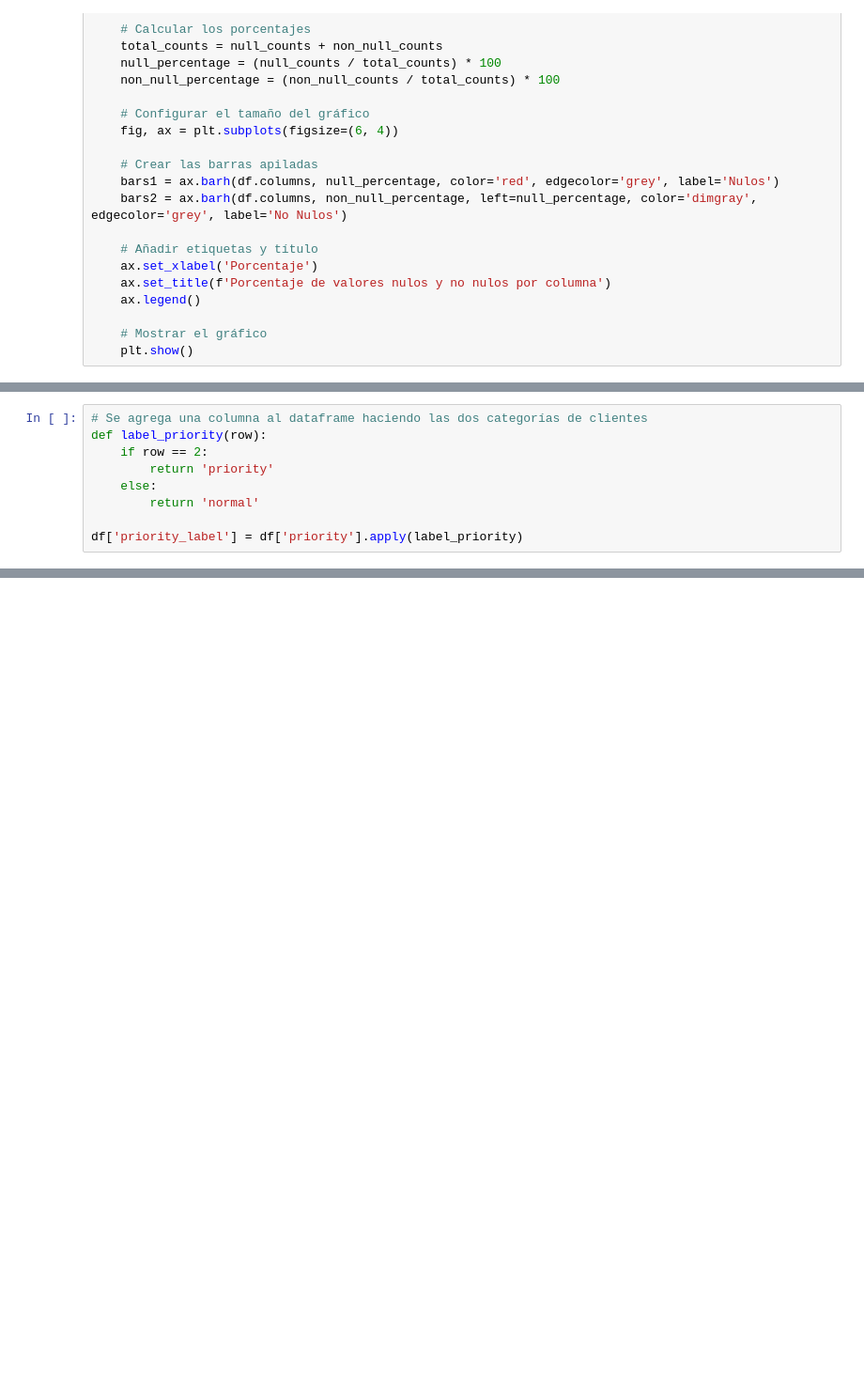
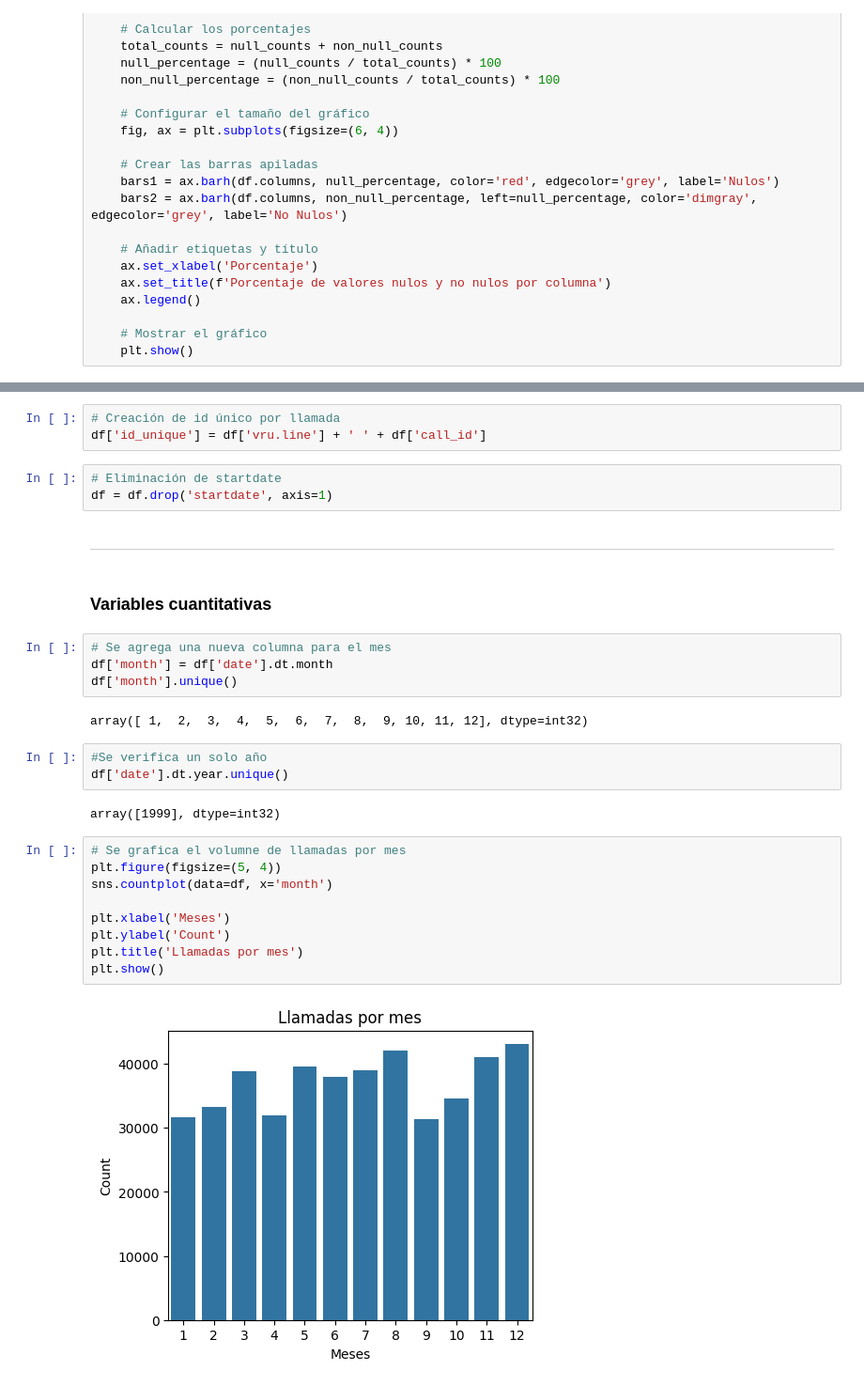
Before and after one commit to facu-corvalan/CallCenter, a Jupyter notebook: EDA.ipynb, the cells around one changed output, grey strips where cells are left out. Shown at 94% size. Cells and saved outputs as stored; diff of their text form; blank space fills up the shorter version.

```diff
--- a/EDA.ipynb
+++ b/EDA.ipynb
@@ -166,9 +75,0 @@ plt.tight_layout()
-# %%
-# Se agrega una columna al dataframe haciendo las dos categorías de clientes
-def label_priority(row):
-    if row == 2:
-        return 'priority'
-    else:
-        return 'normal'
-
-df['priority_label'] = df['priority'].apply(label_priority)
@@ -457,0 +129,32 @@ freq                     24         303050
+# %%
+# Creación de id único por llamada
+df['id_unique'] = df['vru.line'] + ' ' + df['call_id']
+# %%
+# Eliminación de startdate
+df = df.drop('startdate', axis=1)
+# %% [markdown]
+----------------------
+# %% [markdown]
+### Variables cuantitativas
+# %%
+# Se agrega una nueva columna para el mes
+df['month'] = df['date'].dt.month
+df['month'].unique()
+# %% [output]
+array([ 1,  2,  3,  4,  5,  6,  7,  8,  9, 10, 11, 12], dtype=int32)
+# %%
+#Se verifica un solo año
+df['date'].dt.year.unique()
+# %% [output]
+array([1999], dtype=int32)
+# %%
+# Se grafica el volumne de llamadas por mes
+plt.figure(figsize=(5, 4))
+sns.countplot(data=df, x='month')
+
+plt.xlabel('Meses')
+plt.ylabel('Count')
+plt.title('Llamadas por mes')
+plt.show()
+# %% [output]
+[figure, added]
```
Also changed, not shown: parts of 130 cells of this notebook, 3 other files.
